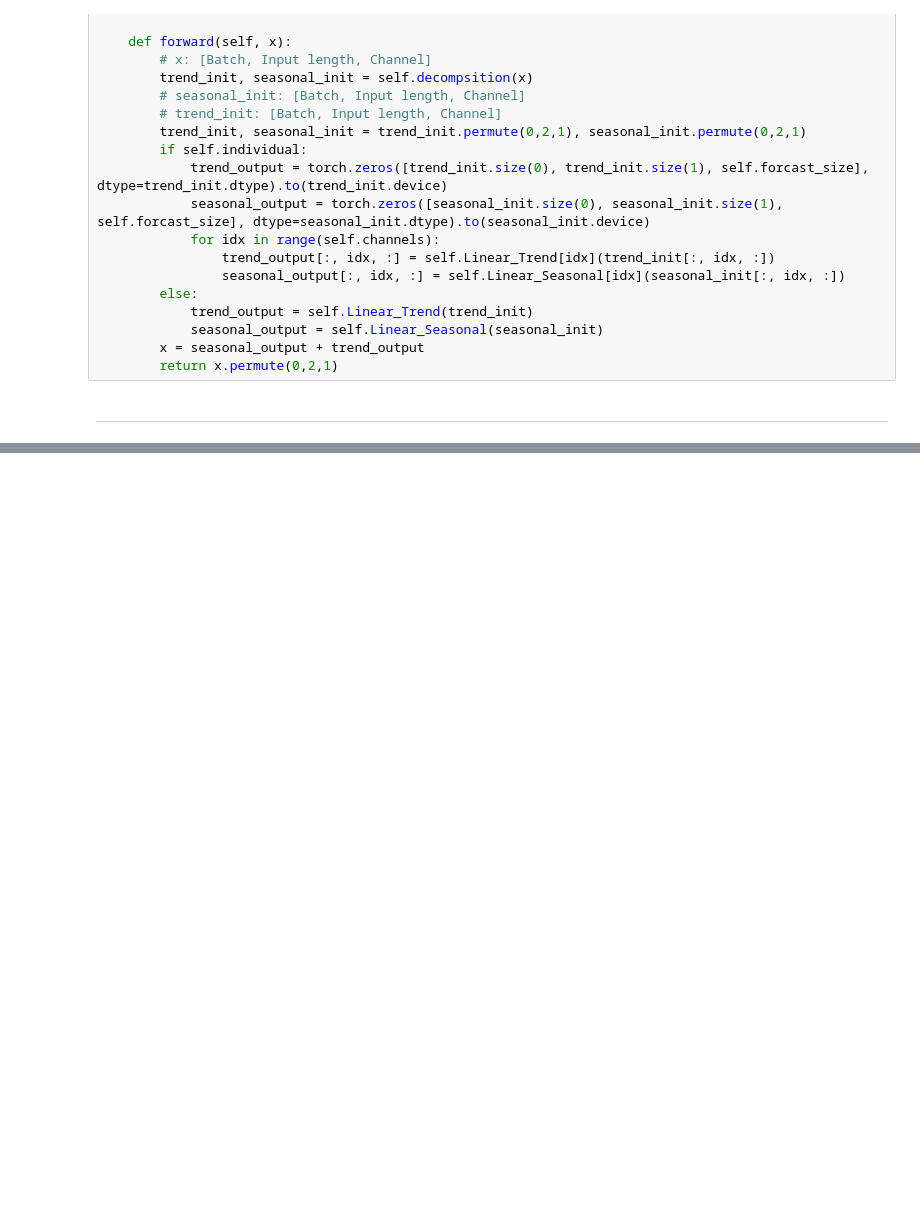
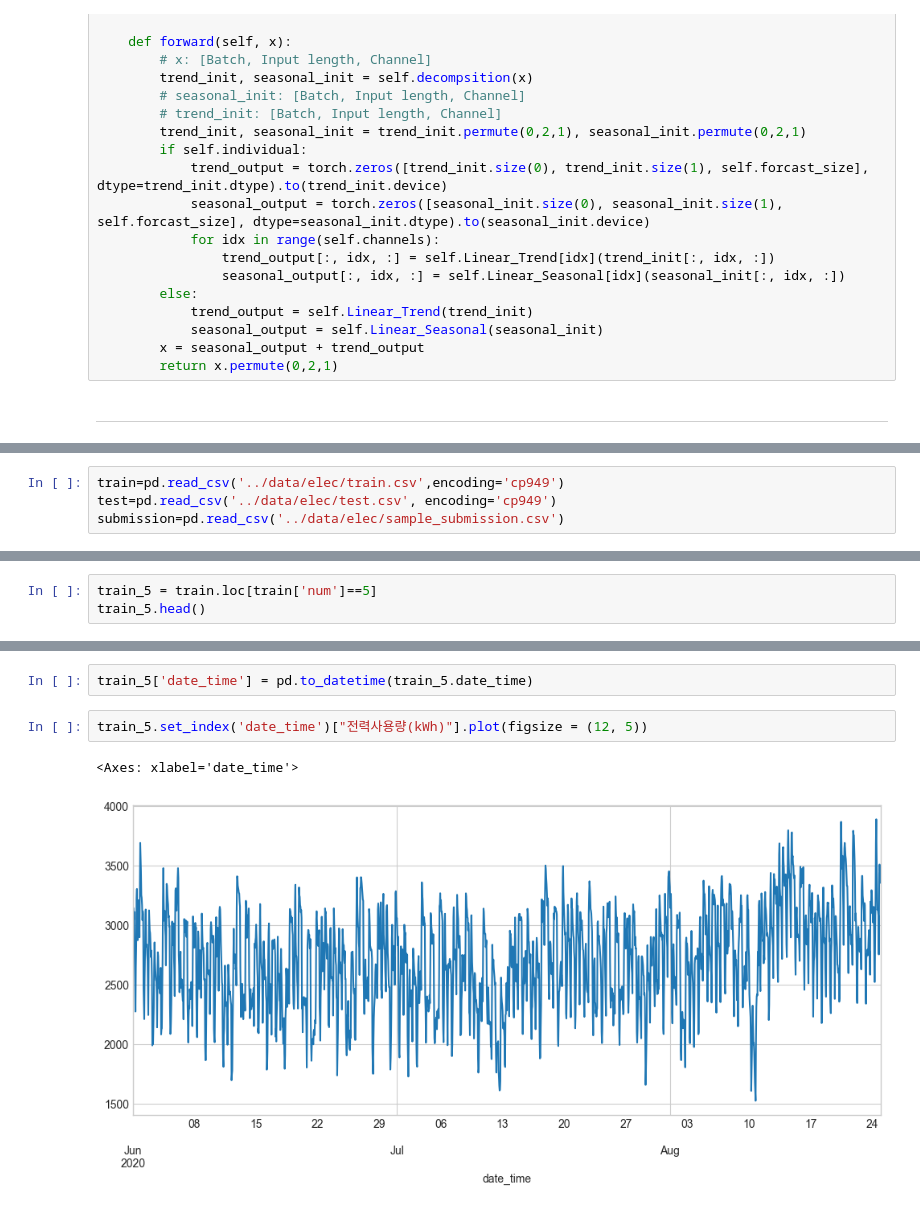
Before and after one commit to sguys99/dacon-solutions, a Jupyter notebook: elec/nlinear.ipynb, the cells around one changed output, grey strips where cells are left out. Saved outputs shown, nothing was run; the diff lists cells and outputs as text; blank space fills up the shorter version.

Commit message:
[elec] LTSF-Linear(complete)

```diff
--- a/elec/nlinear.ipynb
+++ b/elec/nlinear.ipynb
@@ -210,0 +223,4 @@ class LTSF_DLinear(torch.nn.Module):
+# %%
+train=pd.read_csv('../data/elec/train.csv',encoding='cp949')
+test=pd.read_csv('../data/elec/test.csv', encoding='cp949')
+submission=pd.read_csv('../data/elec/sample_submission.csv')
@@ -210,0 +233,3 @@ class LTSF_DLinear(torch.nn.Module):
+# %%
+train_5 = train.loc[train['num']==5]
+train_5.head()
@@ -210,0 +243,7 @@ class LTSF_DLinear(torch.nn.Module):
+# %%
+train_5['date_time'] = pd.to_datetime(train_5.date_time)
+# %%
+train_5.set_index('date_time')["전력사용량(kWh)"].plot(figsize = (12, 5))
+# %% [output]
+<Axes: xlabel='date_time'>
+[figure, added]
```
Also changed, not shown: parts of 26 cells of this notebook, 1 other file.
